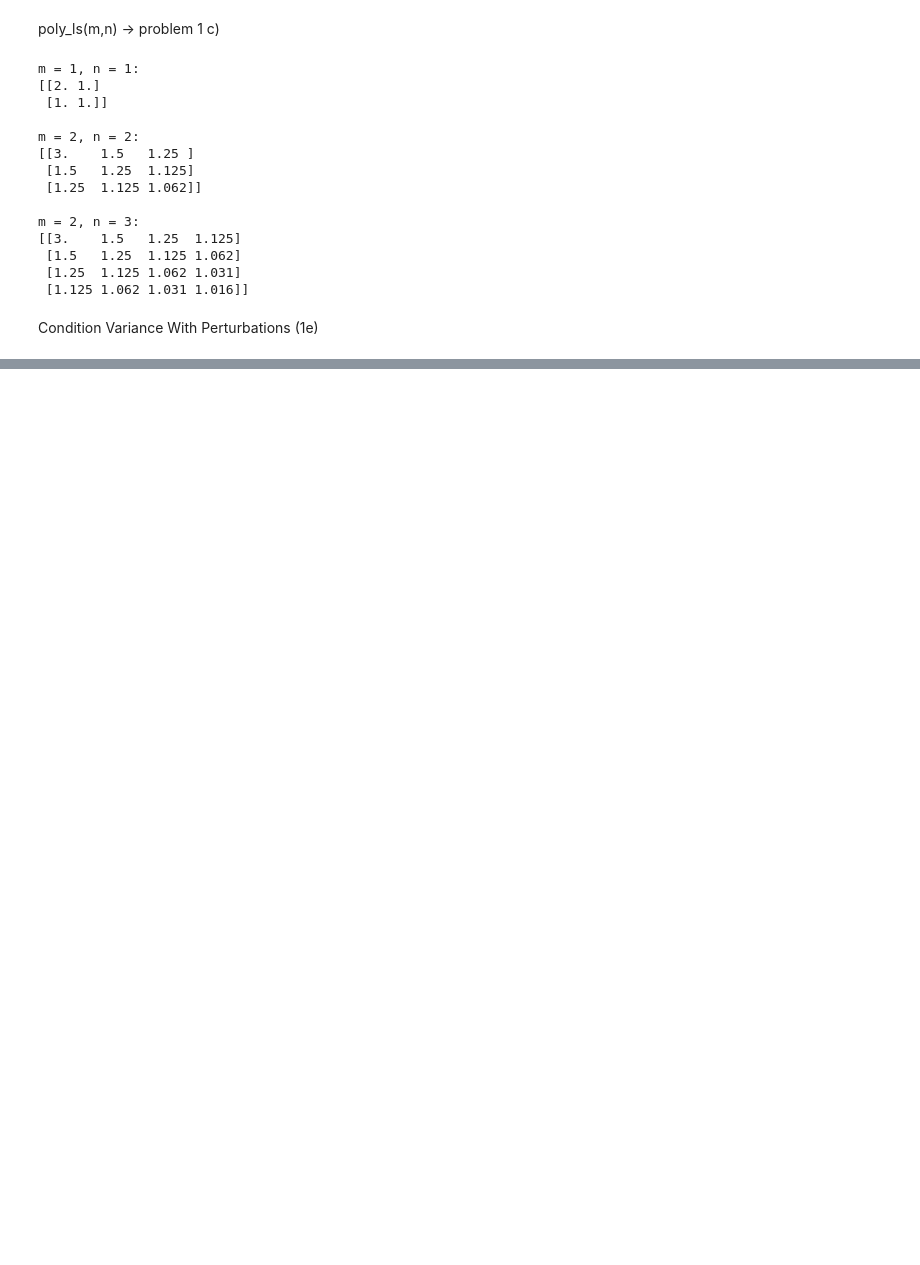
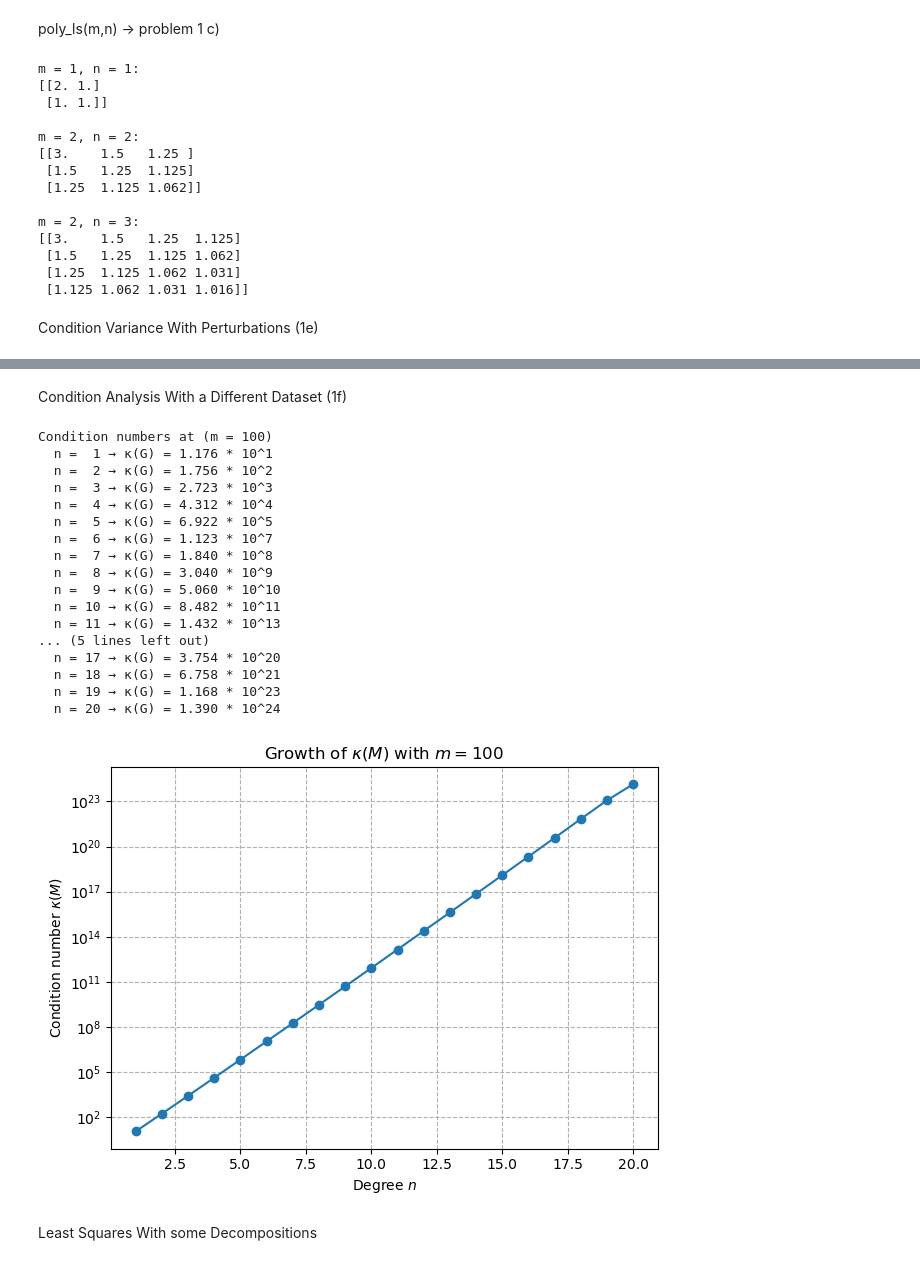
Before and after one commit to arthurabello/nla-assignment-2, a Jupyter notebook: assignment.ipynb, the cells around one changed output, grey strips where cells are left out. Cells and saved outputs as stored; diff of their text form; code cells hidden in the pictures; blank space fills up the shorter version.

```diff
--- a/assignment.ipynb
+++ b/assignment.ipynb
@@ -171,0 +241,60 @@ if __name__ == "__main__":
+# %% [markdown]
+Condition Analysis With a Different Dataset (1f)
+# %%
+def compute_condition_numbers_centered(m: int, max_n: int):
+
+    """
+    Computes the condition numbers of the polynomial least-squares matrix M(m) for degrees n = 1 to max_n.
+
+    Args:
+        m (int): number of subintervals (m >= 0)
+        max_n (int): maximum polynomial degree (max_n >= 0)
+    Returns:
+        list: condition numbers of M(m) for degrees n = 1 to max_n
+    """
+
+    conds = []
+    for n in range(1, max_n + 1):
+        M  = poly_ls_2(m, n)
+        s  = np.linalg.svd(M, compute_uv=False) #computes singular values
+        conds.append(s[0] / s[-1]) #κ = σ_max / σ_min
+    return conds
+
+m, max_n = 100, 20
+
+cond_nums = compute_condition_numbers_centered(m, max_n)
+n_values  = np.arange(1, max_n + 1)
+
+print(f"Condition numbers at (m = {m})")
+for n, κ in zip(n_values, cond_nums):
+    print(f"  n = {n:2d} → κ(G) = {format_scientific(κ)}")
+
+plt.figure()
+plt.semilogy(n_values, cond_nums, marker="o")
+plt.xlabel("Degree $n$")
+plt.ylabel(r"Condition number $\kappa(M)$")
+plt.title(fr"Growth of $\kappa(M)$ with $m = 100$")
+plt.grid(True, which="both", ls="--")
+plt.tight_layout()
+plt.show()
+# %% [output]
+Condition numbers at (m = 100)
+  n =  1 → κ(G) = 1.176 * 10^1
+  n =  2 → κ(G) = 1.756 * 10^2
+  n =  3 → κ(G) = 2.723 * 10^3
+  n =  4 → κ(G) = 4.312 * 10^4
+  n =  5 → κ(G) = 6.922 * 10^5
+  n =  6 → κ(G) = 1.123 * 10^7
+  n =  7 → κ(G) = 1.840 * 10^8
+  n =  8 → κ(G) = 3.040 * 10^9
+  n =  9 → κ(G) = 5.060 * 10^10
+  n = 10 → κ(G) = 8.482 * 10^11
+  n = 11 → κ(G) = 1.432 * 10^13
+... (5 lines left out)
+  n = 17 → κ(G) = 3.754 * 10^20
+  n = 18 → κ(G) = 6.758 * 10^21
+  n = 19 → κ(G) = 1.168 * 10^23
+  n = 20 → κ(G) = 1.390 * 10^24
+[figure, added]
+# %% [markdown]
+Least Squares With some Decompositions
```
Also changed, not shown: parts of 4 cells of this notebook, 3 other files.
